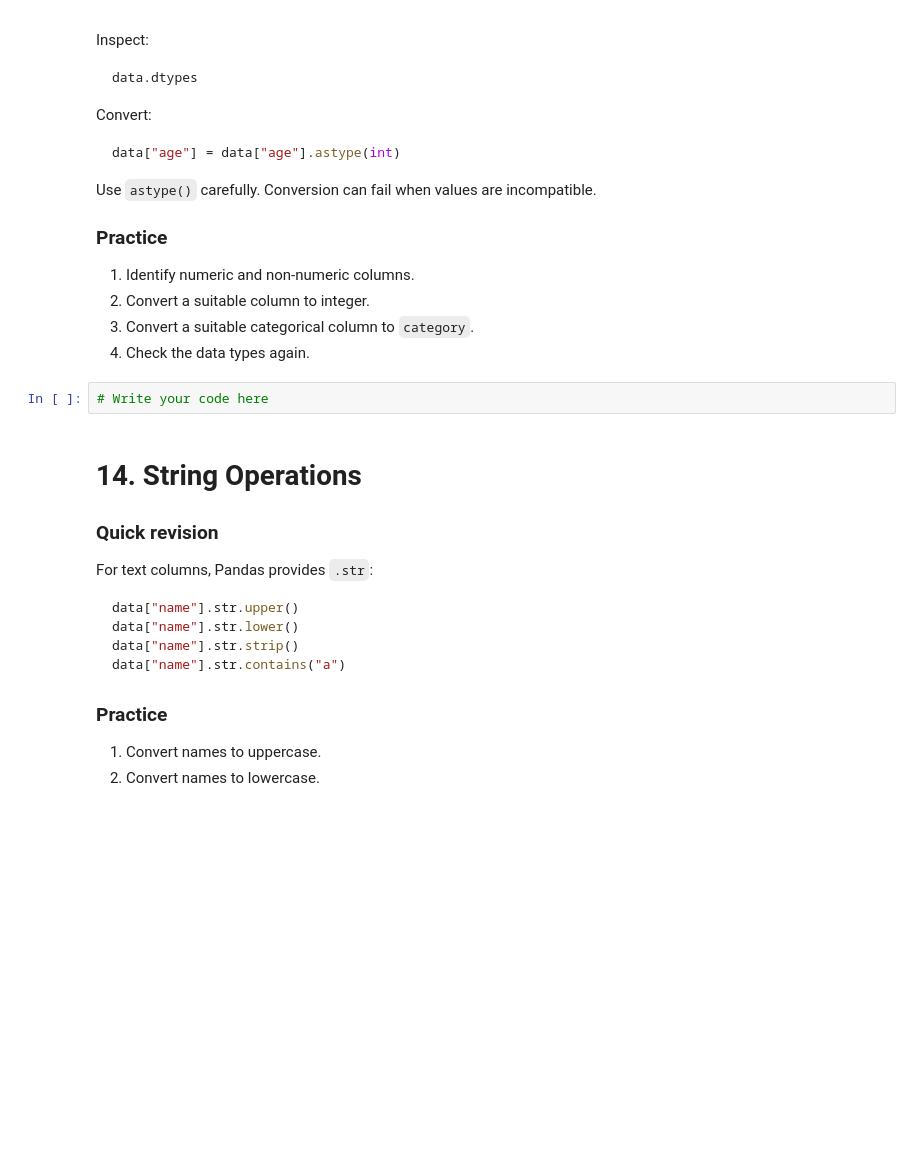
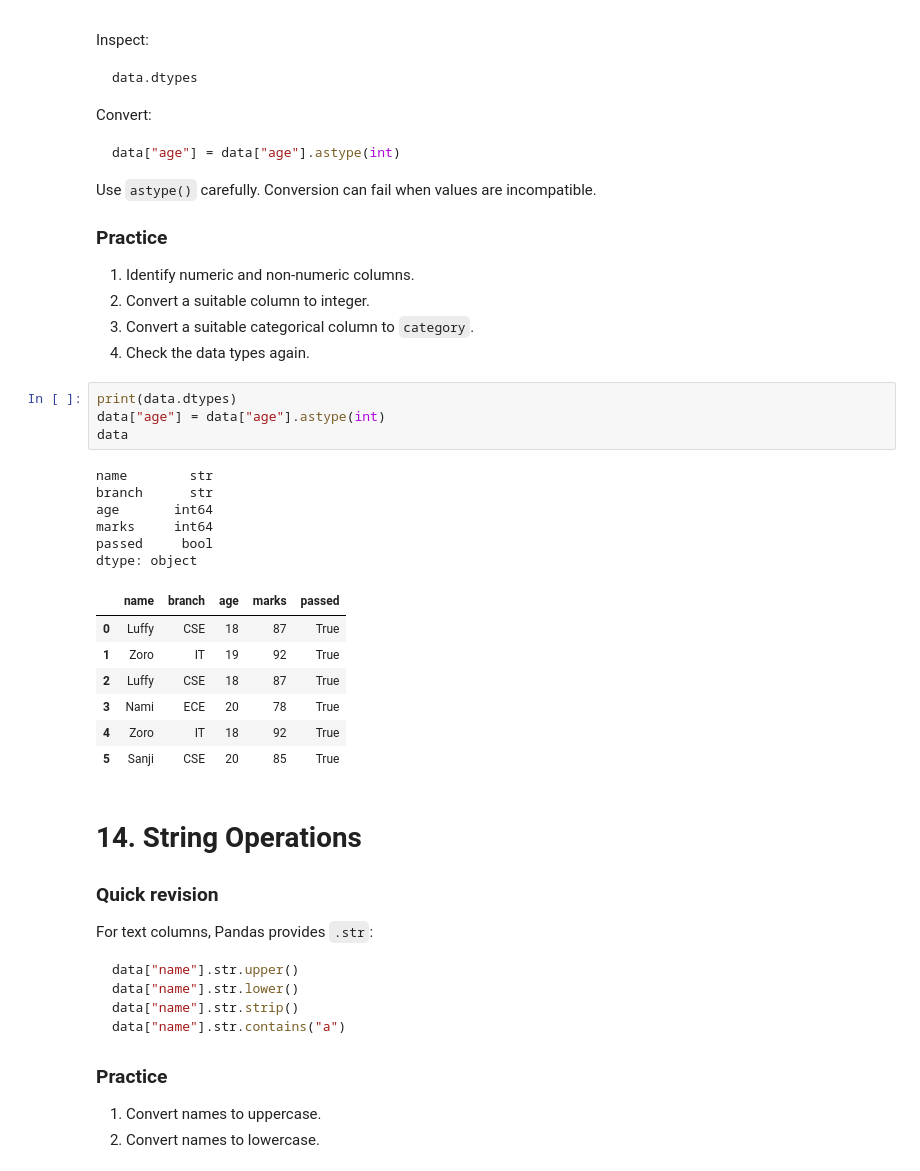
Before and after one commit to hacker-x184/python-Library, a Jupyter notebook: Pandas/01_Pandas_Basics_and_Revision_Practice.ipynb, the cells around one changed output. Saved outputs shown, nothing was run; the diff lists cells and outputs as text; blank space fills up the shorter version.

```diff
--- a/Pandas/01_Pandas_Basics_and_Revision_Practice.ipynb
+++ b/Pandas/01_Pandas_Basics_and_Revision_Practice.ipynb
@@ -569,7 +691,23 @@ Use `astype()` carefully. Conversion can fail when values are incompatible.
 3. Convert a suitable categorical column to `category`.
 4. Check the data types again.
 # %%
-# Write your code here
+print(data.dtypes)
+data["age"] = data["age"].astype(int)
+data
+# %% [output]
+name        str
+branch      str
+age       int64
+marks     int64
+passed     bool
+dtype: object
+|  | name | branch | age | marks | passed |
+| 0 | Luffy | CSE | 18 | 87 | True |
+| 1 | Zoro | IT | 19 | 92 | True |
+| 2 | Luffy | CSE | 18 | 87 | True |
+| 3 | Nami | ECE | 20 | 78 | True |
+| 4 | Zoro | IT | 18 | 92 | True |
+| 5 | Sanji | CSE | 20 | 85 | True |
 # %% [markdown]
 # 14. String Operations
 
```
Also changed, not shown: parts of 12 cells of this notebook.
